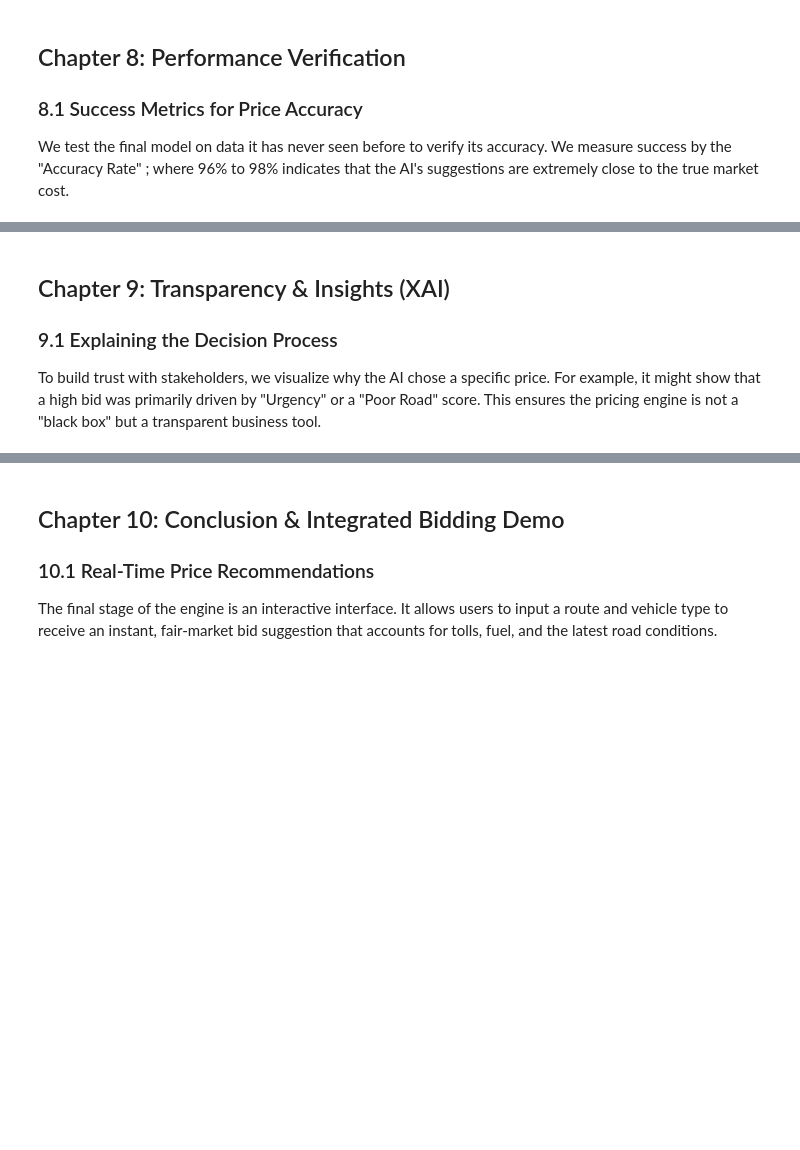
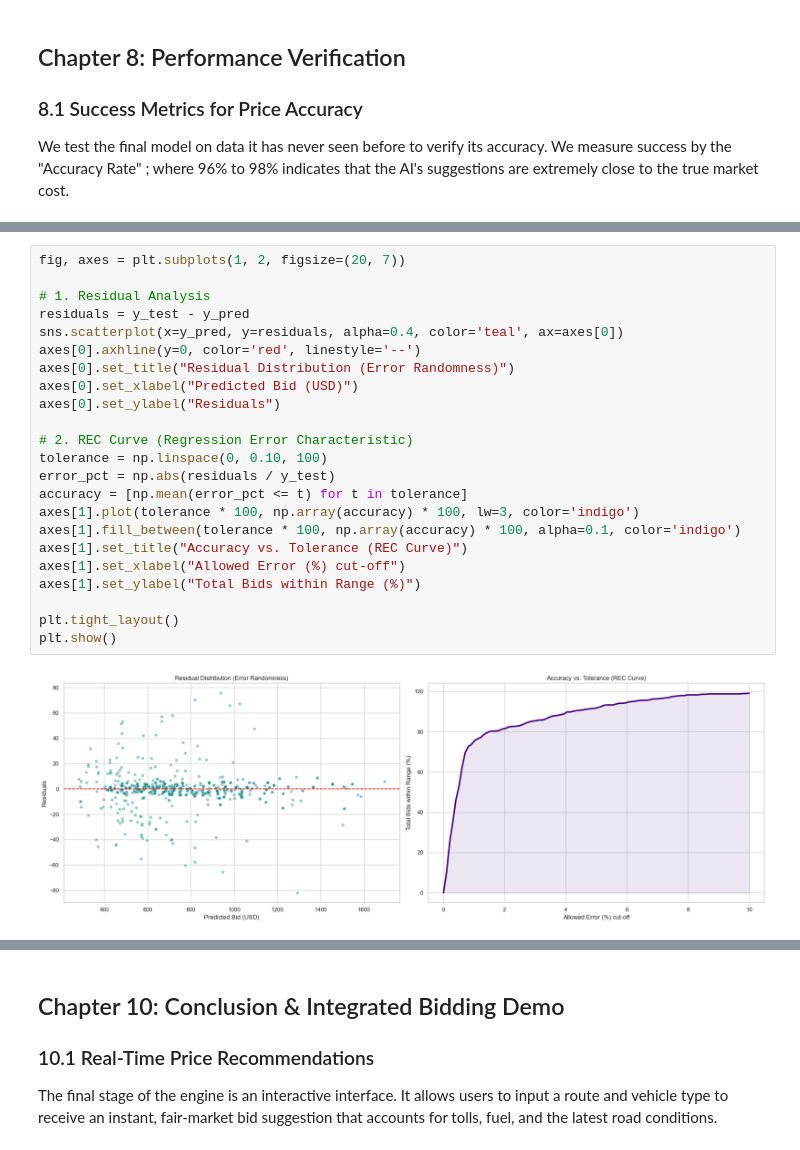
Before and after one commit to Princess-B-Kwaniya/Takura-Bid, a Jupyter notebook: ml/TakuraBid_ML-engine.ipynb, the cells around one changed output, grey strips where cells are left out. Cells and saved outputs as stored; diff of their text form; blank space fills up the shorter version.

```diff
--- a/ml/TakuraBid_ML-engine.ipynb
+++ b/ml/TakuraBid_ML-engine.ipynb
@@ -251,5 +259,25 @@ Validated Performance Summary:
-# %% [markdown]
-## Chapter 9: Transparency & Insights (XAI)
-
-### 9.1 Explaining the Decision Process
-To build trust with stakeholders, we visualize why the AI chose a specific price. For example, it might show that a high bid was primarily driven by "Urgency" or a "Poor Road" score. This ensures the pricing engine is not a "black box" but a transparent business tool.
+# %%
+fig, axes = plt.subplots(1, 2, figsize=(20, 7))
+
+# 1. Residual Analysis
+residuals = y_test - y_pred
+sns.scatterplot(x=y_pred, y=residuals, alpha=0.4, color='teal', ax=axes[0])
+axes[0].axhline(y=0, color='red', linestyle='--')
+axes[0].set_title("Residual Distribution (Error Randomness)")
+axes[0].set_xlabel("Predicted Bid (USD)")
+axes[0].set_ylabel("Residuals")
+
+# 2. REC Curve (Regression Error Characteristic)
+tolerance = np.linspace(0, 0.10, 100)
+error_pct = np.abs(residuals / y_test)
+accuracy = [np.mean(error_pct <= t) for t in tolerance]
+axes[1].plot(tolerance * 100, np.array(accuracy) * 100, lw=3, color='indigo')
+axes[1].fill_between(tolerance * 100, np.array(accuracy) * 100, alpha=0.1, color='indigo')
+axes[1].set_title("Accuracy vs. Tolerance (REC Curve)")
+axes[1].set_xlabel("Allowed Error (%) cut-off")
+axes[1].set_ylabel("Total Bids within Range (%)")
+
+plt.tight_layout()
+plt.show()
+# %% [output]
+[figure, added]
```
Also changed, not shown: parts of 20 cells of this notebook, 3 other files.
